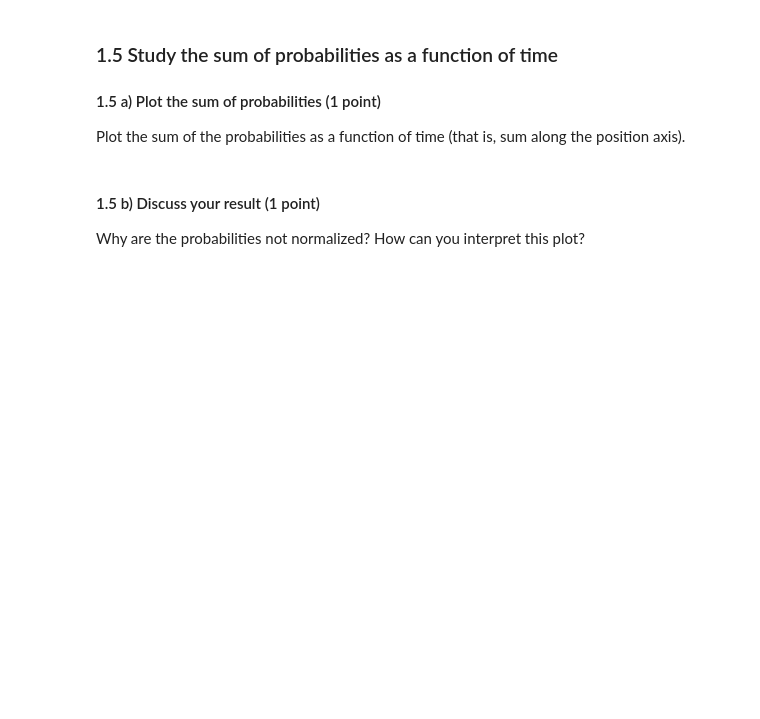
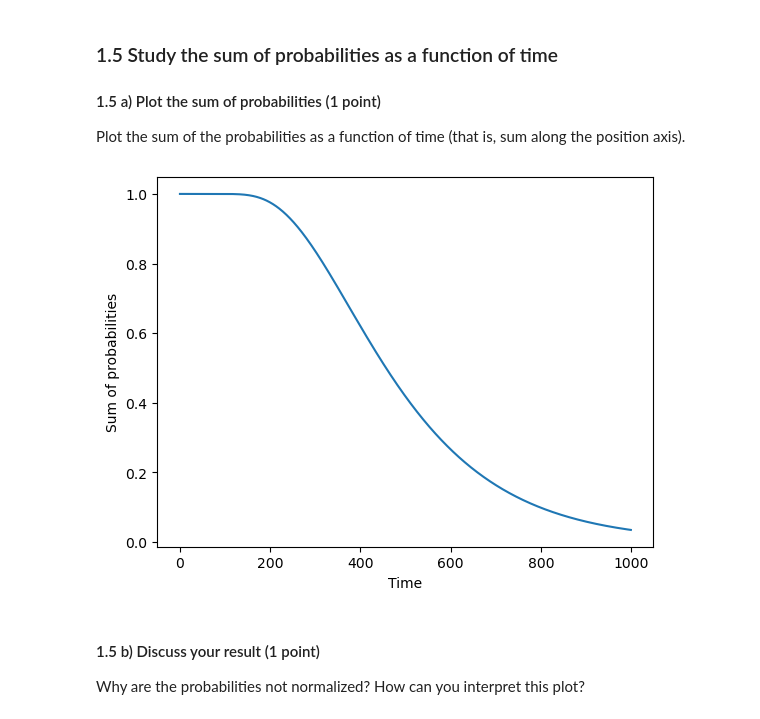
Before and after one commit to lfogarty98/mhbf_pt, a Jupyter notebook: 6-decision-making-II/decision-making-II.ipynb, the cells around one changed output. Saved outputs shown, nothing was run; the diff lists cells and outputs as text; code cells hidden in the pictures; blank space fills up the shorter version.

```diff
--- a/6-decision-making-II/decision-making-II.ipynb
+++ b/6-decision-making-II/decision-making-II.ipynb
@@ -157,3 +199,14 @@ raise NotImplementedError()
+# %%
+P1_summed = np.zeros(int(M))
+for i in range(int(M)):
+    P1_summed[i] = np.sum(P1[:, i])
+
+plt.plot(P1_summed)
+plt.xlabel('Time')
+plt.ylabel('Sum of probabilities')
+plt.show()
+# %% [output]
+[figure, added]
 # %% [markdown]
 #### 1.5 b) Discuss your result (1 point)
 
```
Also changed, not shown: parts of 15 cells of this notebook.
